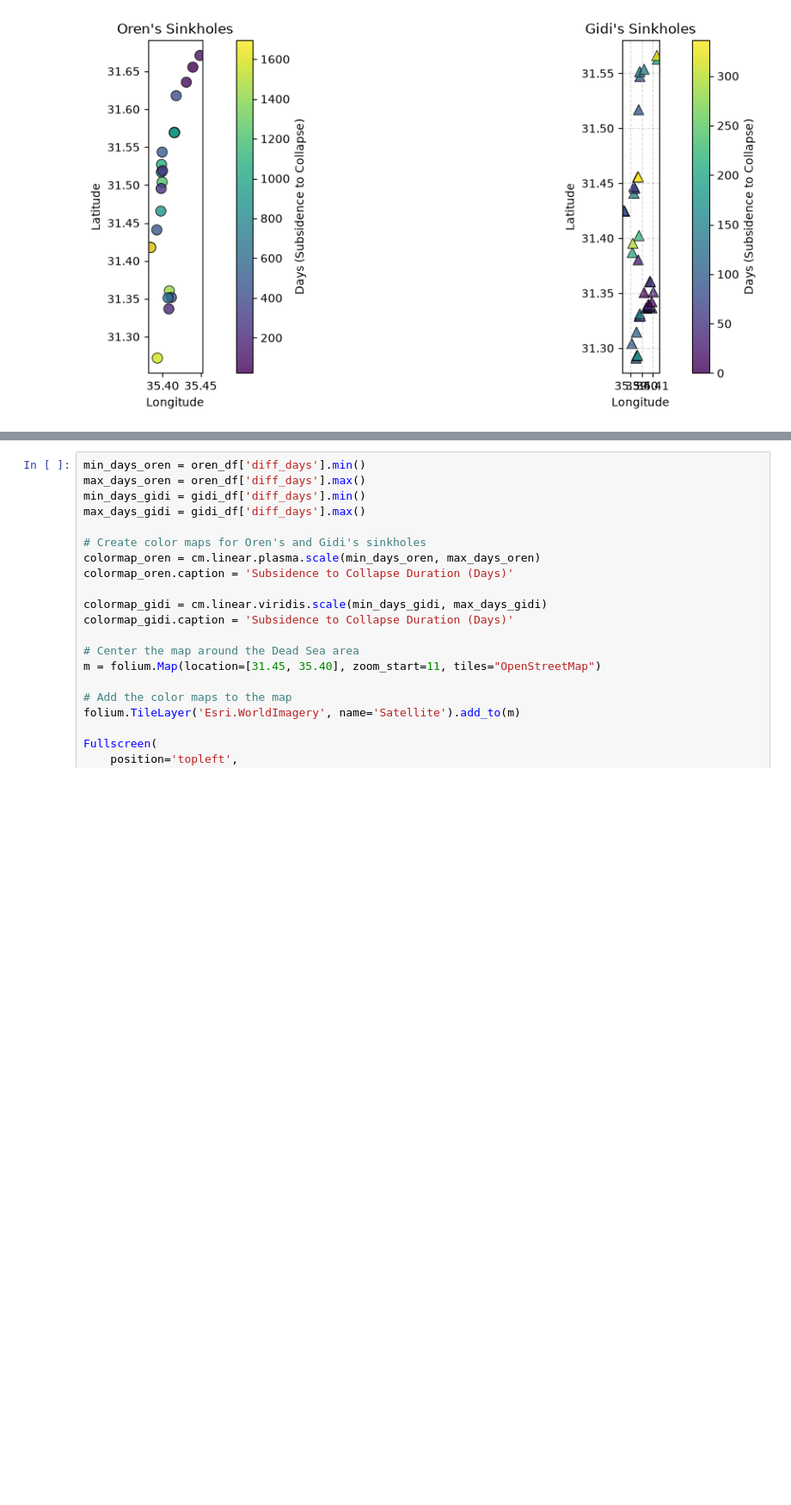
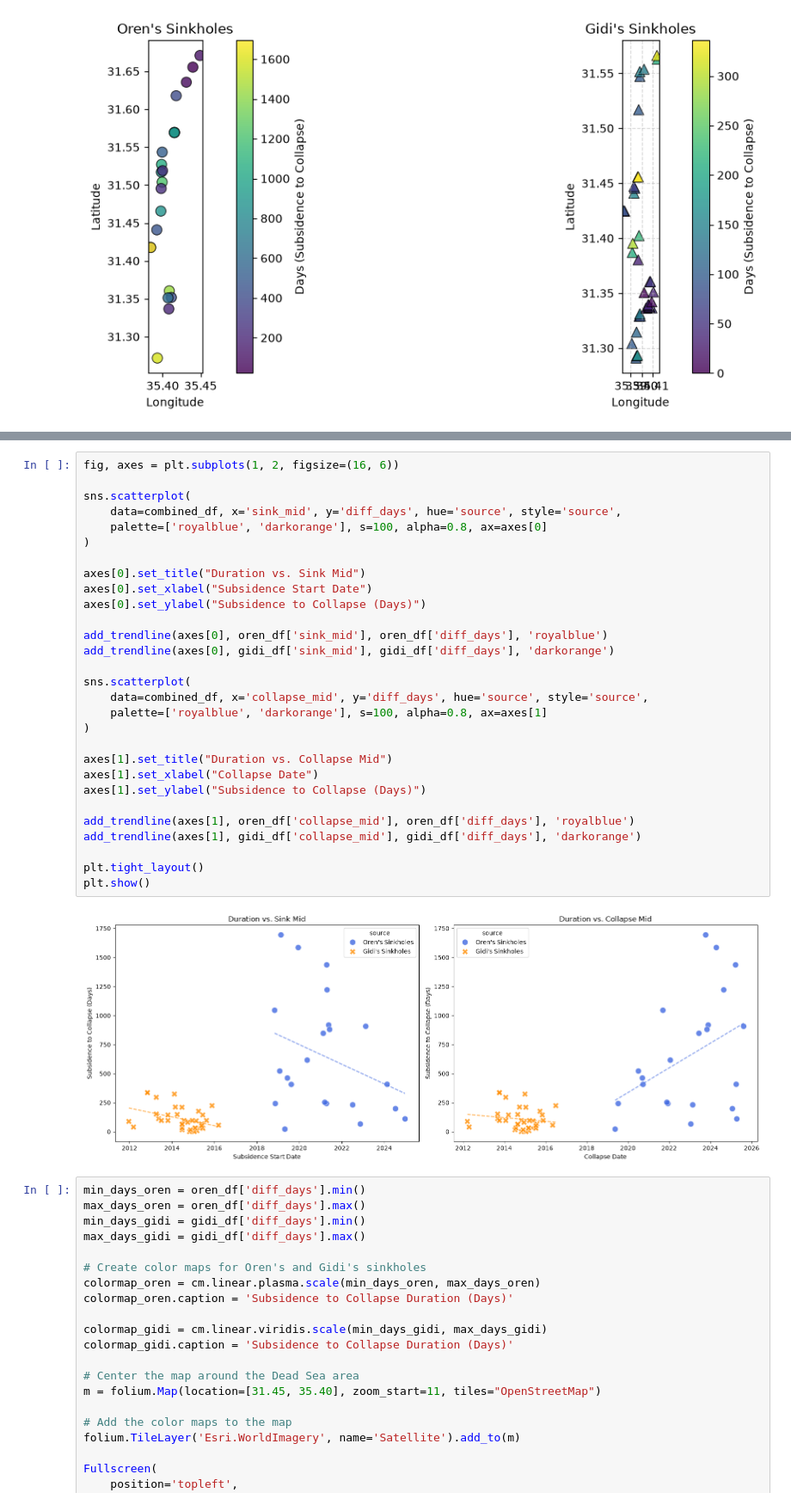
Before and after one commit to shimore-hub/Sinkholes_predict, a Jupyter notebook: Data Analysis/sink_collapse_timespan.ipynb, the cells around one changed output, grey strips where cells are left out. Shown at 86% size. Drawn from its saved outputs; the diff is of its cells as text; blank space fills up the shorter version.

```diff
--- a/Data Analysis/sink_collapse_timespan.ipynb
+++ b/Data Analysis/sink_collapse_timespan.ipynb
@@ -187,3 +258,34 @@ plt.show()
+# %%
+fig, axes = plt.subplots(1, 2, figsize=(16, 6))
+
+sns.scatterplot(
+    data=combined_df, x='sink_mid', y='diff_days', hue='source', style='source',
+    palette=['royalblue', 'darkorange'], s=100, alpha=0.8, ax=axes[0]
+)
+
+axes[0].set_title("Duration vs. Sink Mid")
+axes[0].set_xlabel("Subsidence Start Date")
+axes[0].set_ylabel("Subsidence to Collapse (Days)")
+
+add_trendline(axes[0], oren_df['sink_mid'], oren_df['diff_days'], 'royalblue')
+add_trendline(axes[0], gidi_df['sink_mid'], gidi_df['diff_days'], 'darkorange')
+
+sns.scatterplot(
+    data=combined_df, x='collapse_mid', y='diff_days', hue='source', style='source',
+    palette=['royalblue', 'darkorange'], s=100, alpha=0.8, ax=axes[1]
+)
+
+axes[1].set_title("Duration vs. Collapse Mid")
+axes[1].set_xlabel("Collapse Date")
+axes[1].set_ylabel("Subsidence to Collapse (Days)")
+
+add_trendline(axes[1], oren_df['collapse_mid'], oren_df['diff_days'], 'royalblue')
+add_trendline(axes[1], gidi_df['collapse_mid'], gidi_df['diff_days'], 'darkorange')
+
+plt.tight_layout()
+plt.show()
+# %% [output]
+[figure, added]
 # %%
 min_days_oren = oren_df['diff_days'].min()
 max_days_oren = oren_df['diff_days'].max()
```
Also changed, not shown: parts of 8 cells of this notebook.
